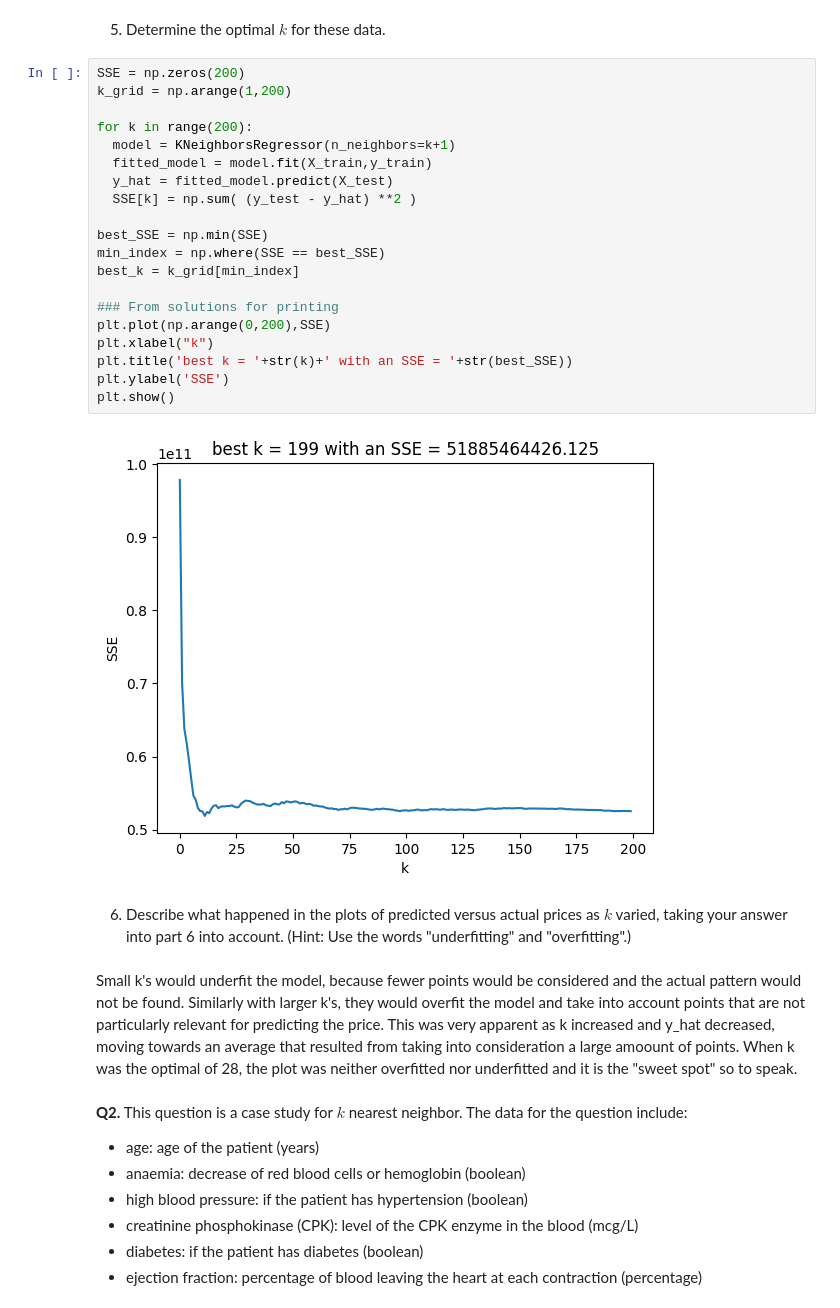
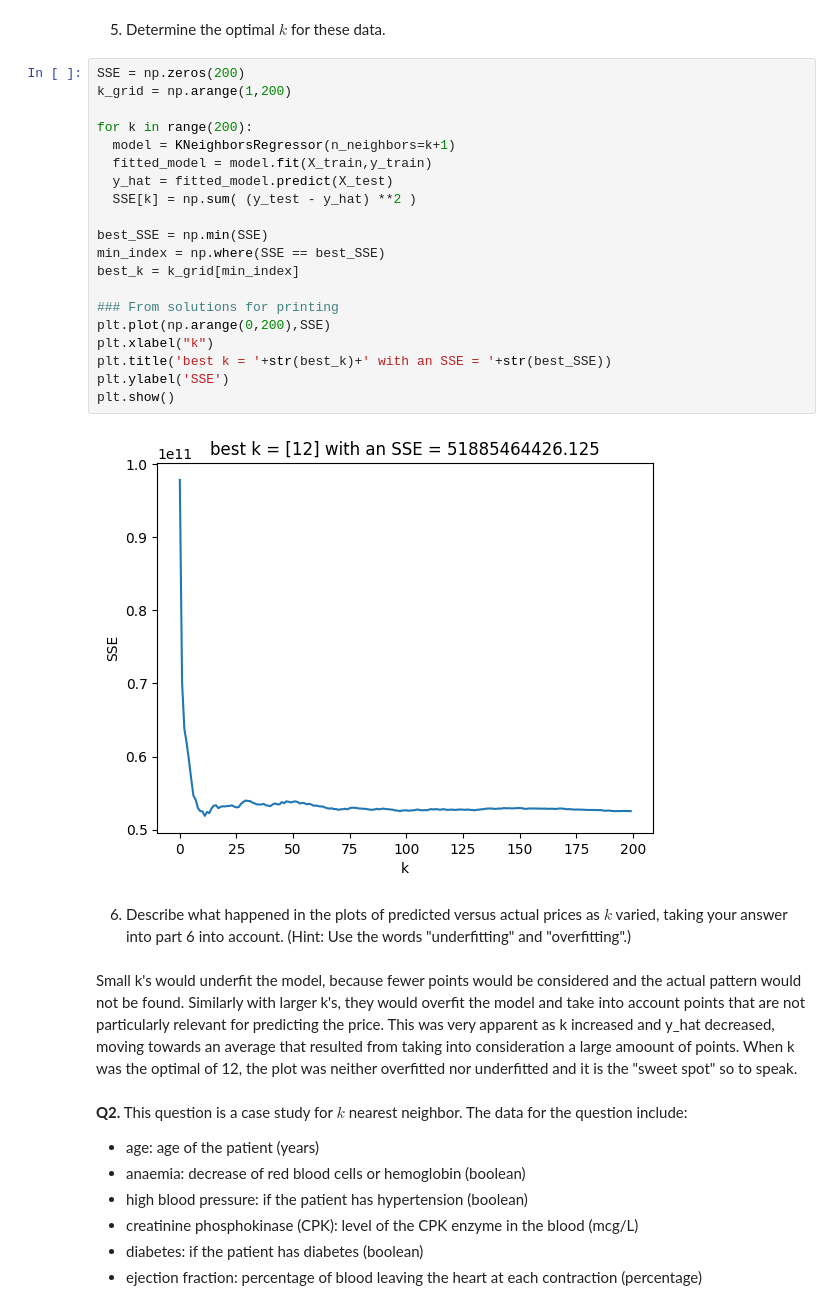
Before and after one commit to JulianKrese/knn, a Jupyter notebook: assignment_knn.ipynb, the cells around one changed output. Drawn from its saved outputs; the diff is of its cells as text.

```diff
--- a/assignment_knn.ipynb
+++ b/assignment_knn.ipynb
@@ -113,29 +113,29 @@ for k in K:
 # %%
 SSE = np.zeros(200)
 k_grid = np.arange(1,200)
 
 for k in range(200):
   model = KNeighborsRegressor(n_neighbors=k+1)
   fitted_model = model.fit(X_train,y_train)
   y_hat = fitted_model.predict(X_test)
   SSE[k] = np.sum( (y_test - y_hat) **2 )
 
 best_SSE = np.min(SSE)
 min_index = np.where(SSE == best_SSE)
 best_k = k_grid[min_index]
 
 ### From solutions for printing
 plt.plot(np.arange(0,200),SSE)
 plt.xlabel("k")
-plt.title('best k = '+str(k)+' with an SSE = '+str(best_SSE))
+plt.title('best k = '+str(best_k)+' with an SSE = '+str(best_SSE))
 plt.ylabel('SSE')
 plt.show()
 # %% [output]
-[figure, old version]
+[figure, new version]
 # %% [markdown]
 6. Describe what happened in the plots of predicted versus actual prices as $k$ varied, taking your answer into part 6 into account. (Hint: Use the words "underfitting" and "overfitting".)
 # %% [markdown]
-Small k's would underfit the model, because fewer points would be considered and the actual pattern would not be found. Similarly with larger k's, they would overfit the model and take into account points that are not particularly relevant for predicting the price. This was very apparent as k increased and y_hat decreased, moving towards an average that resulted from taking into consideration a large amoount of points. When k was the optimal of 28, the plot was neither overfitted nor underfitted and it is the "sweet spot" so to speak.
+Small k's would underfit the model, because fewer points would be considered and the actual pattern would not be found. Similarly with larger k's, they would overfit the model and take into account points that are not particularly relevant for predicting the price. This was very apparent as k increased and y_hat decreased, moving towards an average that resulted from taking into consideration a large amoount of points. When k was the optimal of 12, the plot was neither overfitted nor underfitted and it is the "sweet spot" so to speak.
 # %% [markdown]
 **Q2.** This question is a case study for $k$ nearest neighbor. The data for the question include:
 
```
Also changed, not shown: parts of 2 cells of this notebook.
